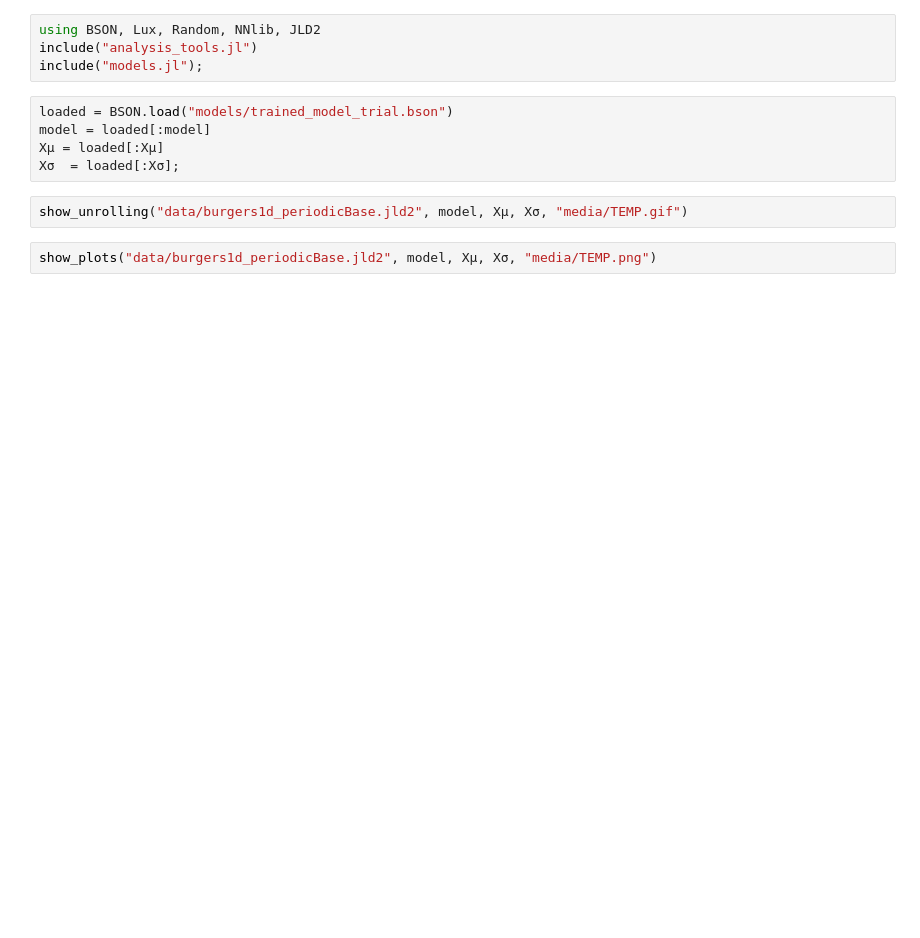
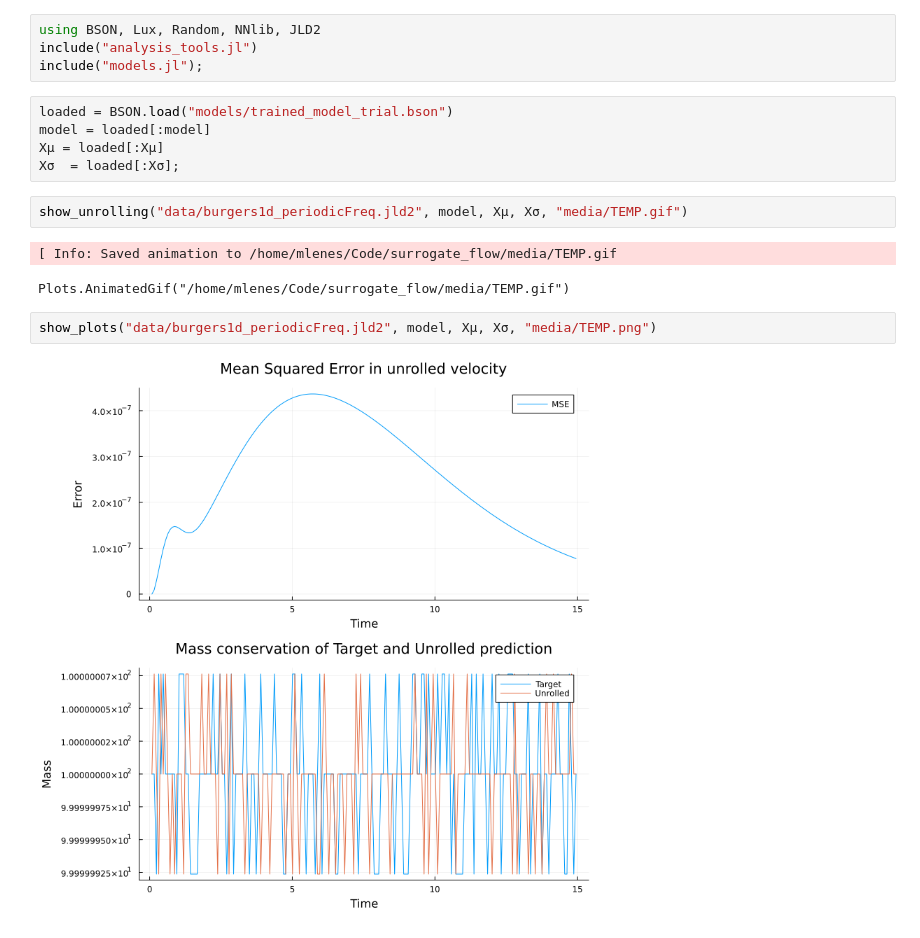
Before and after one commit to mlenes/surrogate_flow, a Jupyter notebook: Analysis.ipynb, the cells around one changed output. Cells and saved outputs as stored; diff of their text form; blank space fills up the shorter version.

```diff
--- a/Analysis.ipynb
+++ b/Analysis.ipynb
@@ -8,6 +8,11 @@ model = loaded[:model]
 Xμ = loaded[:Xμ]
 Xσ  = loaded[:Xσ];
 # %%
-show_unrolling("data/burgers1d_periodicBase.jld2", model, Xμ, Xσ, "media/TEMP.gif")
+show_unrolling("data/burgers1d_periodicFreq.jld2", model, Xμ, Xσ, "media/TEMP.gif")
+# %% [output]
+[ Info: Saved animation to /home/mlenes/Code/surrogate_flow/media/TEMP.gif
+Plots.AnimatedGif("/home/mlenes/Code/surrogate_flow/media/TEMP.gif")
 # %%
-show_plots("data/burgers1d_periodicBase.jld2", model, Xμ, Xσ, "media/TEMP.png")
+show_plots("data/burgers1d_periodicFreq.jld2", model, Xμ, Xσ, "media/TEMP.png")
+# %% [output]
+[figure, added]
```
Also changed, not shown: parts of 10 cells of this notebook, 11 other files.
